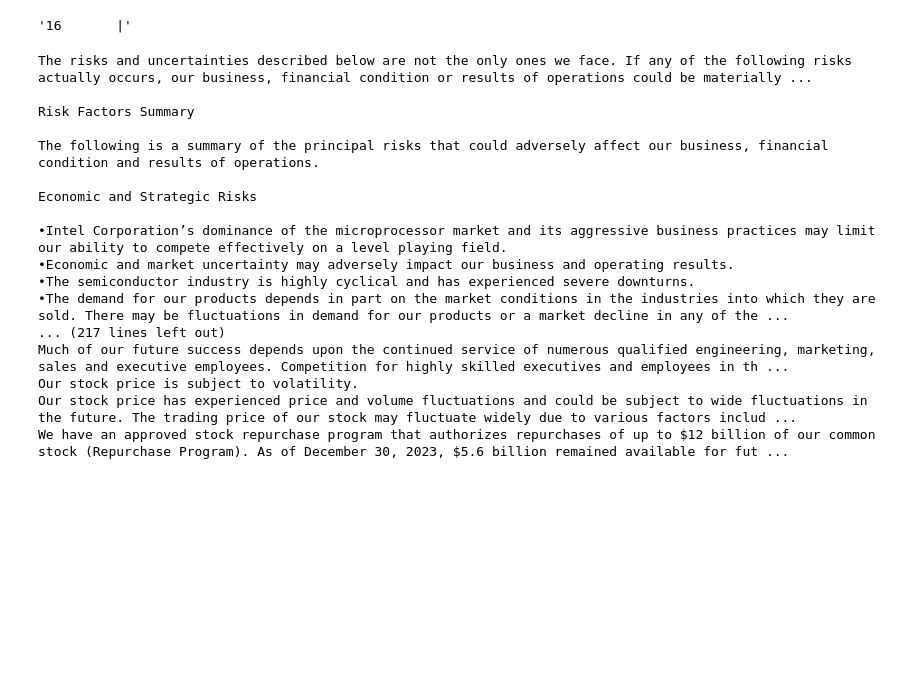
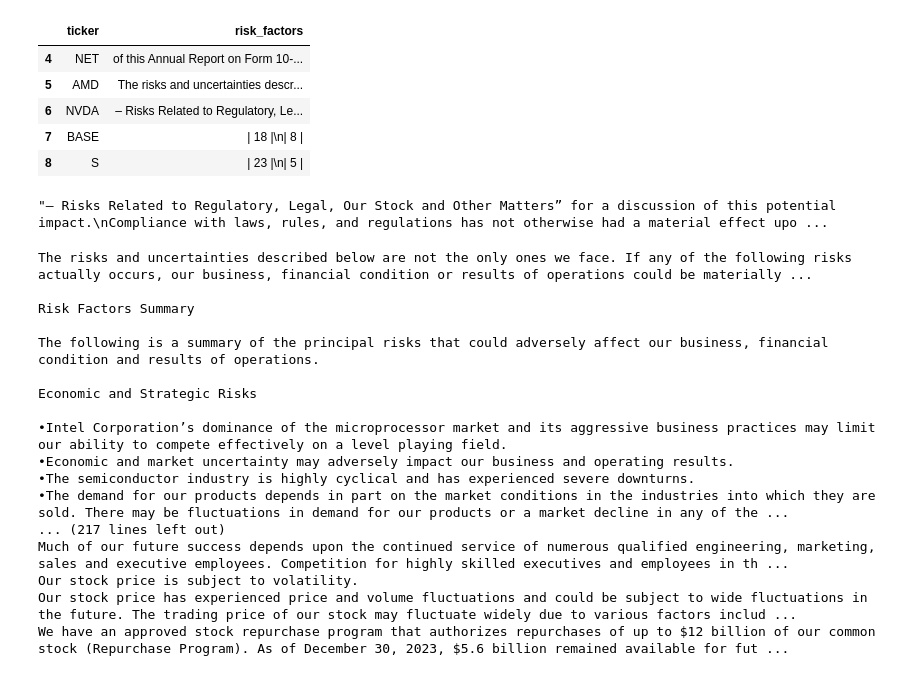
Before and after one commit to neal301/stock_advisor_model, a Jupyter notebook: testing/embedding_test.ipynb, the cells around one changed output. Drawn from its saved outputs; the diff is of its cells as text; code cells hidden in the pictures; blank space fills up the shorter version.

```diff
--- a/testing/embedding_test.ipynb
+++ b/testing/embedding_test.ipynb
@@ -19,0 +36,22 @@ tenk_md = tenk.markdown()
+# %%
+test = """|  1 | ITEM 1A. | RISK FACTORS |
+
+Investing in our securities involves risks. You should carefully consider the risks and uncertainties described below, together with the other information in this Annual Report on Form 10-K, before making an investment decision. The occurrence of any of the following risks, or additional risks and uncertainties not presently known to us or that we currently believe to be immaterial, could materially and adversely affect our business, financial condition or results of operations or cause our stock price to decline. The following risks have been grouped by categories and are not in order of significance or probability of occurrence.
+
+Risk Factors Summary
+
+This summary provides an overview of the risks we face and should not be considered a substitute for the more fulsome risk factors discussed immediately following this summary.
+
+
+•require advance notice for shareholders to submit director nominations or other business at annual shareholders meetings (although our bylaws permit shareholders proxy access).
+Further, Section 203 of the Delaware General Corporation Law may discourage, delay or prevent a change in control of our company. Section 203 imposes certain restrictions on merger, business combinations and other transactions between us and certain shareholders. In addition, the terms of our 2030 Notes may cause a delay or prevent a change in control of our company, as they allow noteholders to require us to repurchase their notes upon the occurrence of a change in control repurchase event.
+
+|    |          |                           |
+|---:|:---------|:--------------------------|
+|  1 | ITEM 1B. | UNRESOLVED STAFF COMMENTS |"""
+# %%
+pattern = r'ITEM\s*1A\.\s?\|?\s*RISK\s*FACTORS\s?\|?(.*?)\|?.*?ITEM\s*1B\.'
+pattern = r'ITEM\s*1A\.\s?\|?\s*RISK\s*FACTORS\s?\|?(.*?)\s?\|?\s?ITEM\s*1B\.'
+
+match = re.search(pattern, test, re.DOTALL | re.IGNORECASE)
+print(match.group(1))
@@ -20,5 +72,6 @@ tenk_md = tenk.markdown()
 # %%
-pattern = r'(?:\||)\s*\d+\s*(?:\||)\s*ITEM\s*1A\.?\s*(?:\||)\s*RISK\s*FACTORS\s*(?:\||)(.*?)(?:\||)\s*\d+\s*(?:\||)\s*ITEM\s*1B\.?\s*(?:\||)'
+pattern = r'ITEM\s*1A\.?\s*RISK\s*FACTORS(.*?)ITEM\s*1B\.'
+#pattern = r'ITEM\s*1A\.\s?\|?\s*RISK\s*FACTORS\s?\|?(.*?)\s?\|?\s?ITEM\s*1B\.'
 
 df = pd.DataFrame(columns=['ticker', 'risk_factors'])
 tickers = []
@@ -30,5 +83,10 @@ for ticker in companies:
     tenk_md = tenk.markdown()
 
     match = re.search(pattern, tenk_md, re.DOTALL | re.IGNORECASE)
-    tickers.append(ticker)
-    risks.append(match.group(1).strip())
+    if match:
+        print(f"match found for {ticker}")
+        tickers.append(ticker)
+        risks.append(match.group(1).strip())
+    else:
+        print(f"no match found for {ticker}")
+        continue
@@ -35,4 +103,0 @@ for ticker in companies:
-# %%
-risks[0]
-# %% [output]
-'16       |'
@@ -41,3 +104,19 @@ df.to_csv('../data/risk_factors.csv', index=False)
+# %%
+df['ticker'] = tickers
+df['risk_factors'] = risks
+# %%
+df.tail()
+# %% [output]
+|  | ticker | risk_factors |
+| 4 | NET | of this Annual Report on Form 10-... |
+| 5 | AMD | The risks and uncertainties descr... |
+| 6 | NVDA | – Risks Related to Regulatory, Le... |
+| 7 | BASE | | 18 |\n| 8 | |
+| 8 | S | | 23 |\n| 5 | |
+# %%
+df['risk_factors'][6]
+# %% [output]
+"– Risks Related to Regulatory, Legal, Our Stock and Other Matters” for a discussion of this potential impact.\nCompliance with laws, rules, and regulations has not otherwise had a material effect upo ...
 # %%
 # write raw markdown
 
```
Also changed, not shown: parts of 11 cells of this notebook.
